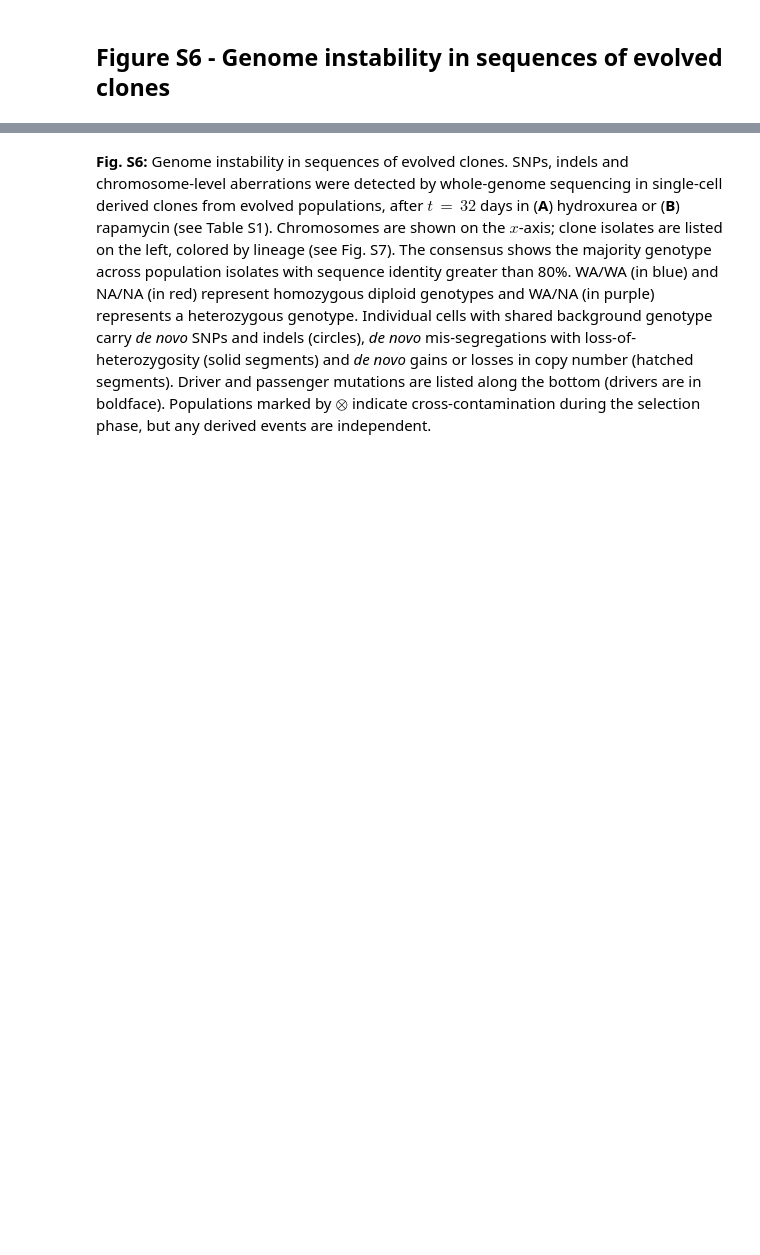
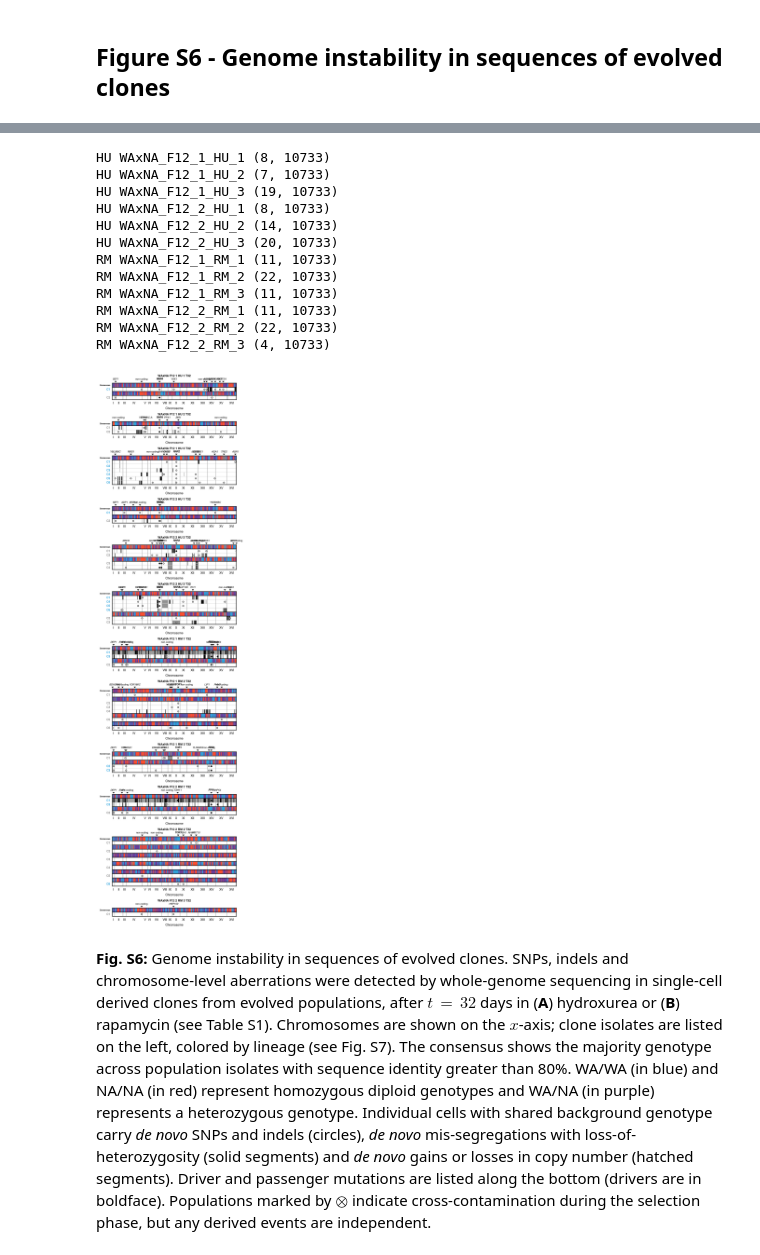
Before and after one commit to ivazquez/clonal-heterogeneity, a Jupyter notebook: src/figure3.ipynb, the cells around one changed output, grey strips where cells are left out. Cells and saved outputs as stored; diff of their text form; code cells hidden in the pictures; blank space fills up the shorter version.

```diff
--- a/src/figure3.ipynb
+++ b/src/figure3.ipynb
@@ -1004,7 +666,7 @@ for k, xy in zip([('HU','WAxNA_F12_2_HU_1'),('RM','WAxNA_F12_1_RM_3')],[(2,0),(2
                       bbox_to_anchor=(1.1, 0.0), ncol=1,
                       frameon=False, loc='center',
                       borderaxespad=0, handlelength=0.75,
-                      title='Mutation', prop={'size':5})
+                      title='Variant type', prop={'size':5})
 
     het_artist = lines.Line2D((0,1),(0,0), mec='k', mfc=config.genotype['color'][1],
                               marker='o', markersize=3, linestyle='')
@@ -1039,2 +701,67 @@ plt.show()
+# %%
+# Keep evolved isolates only
+seq_dn_df_sliced = seq_dn_df[(seq_dn_df['type'].isin(['consensus','snp_indel','copy_number','loh'])) & \
+                             (seq_dn_df['time']==32)]
+
+seq_dn_df_sliced = pd.pivot_table(seq_dn_df_sliced,
+                                  index=['selection','population','time','set','clone','lineage','type','ploidy'],
+                                  columns=['chr_arabic','chr_roman','pos','gene'])['genotype']
+
+fig = plt.figure(figsize=(4, 18))
+
+indexer = [slice(None)]*len(seq_dn_df_sliced.index.names)
+indexer[seq_dn_df_sliced.index.names.index('type')] = ['consensus','loh']
+seq_dn_df_shape = seq_dn_df_sliced.loc[tuple(indexer),:].dropna(axis=1, how='all')
+
+shape = pd.DataFrame({k:
+x.shape for k,x in seq_dn_df_shape.groupby(level=['selection','population'])
+})
+
+ygrid = shape.ix[0].values
+grid = gridspec.GridSpec(len(ygrid), 1, height_ratios=ygrid, hspace=0.9)
+
+gs = {}
+
+for ii, ((e,p), data) in enumerate(seq_dn_df_sliced.groupby(level=['selection','population'])):
+
+    idx = 0
+
+    nrows = ygrid[ii]
+    ncols = 1
+    gs[(e,p)] = gridspec.GridSpecFromSubplotSpec(nrows, ncols,
+                                                 subplot_spec=grid[ii],
+                                                 hspace=0, wspace=0)
+
+    ax = gs[(e,p)]
+#     ax.text(-0.085, 1.2, 'C', transform=ax.transAxes,
+#             fontsize=9, fontweight='bold', va='top', ha='right')
+    print e, p, data.shape
+    plot.genome_instability(data, ax=ax, title=p.replace('_',' ')+' T32')
+
+# axes limits
+for ax in fig.get_axes():
+    ax.xaxis.label.set_size(6)
+    ax.yaxis.label.set_size(6)
+    ax.tick_params(axis='both', which='major', size=2, labelsize=6)
+    ax.tick_params(axis='both', which='minor', size=1, labelsize=4)
+
+fig.savefig(dir_supp+'figures/supp_figure_seq_clones/supp_figure_seq_evolved_clones.pdf', bbox_inches='tight')
+fig.savefig(dir_supp+'figures/supp_figure_seq_clones/supp_figure_seq_evolved_clones.png', bbox_inches='tight')
+fig.savefig(dir_supp+'figures/supp_figure_seq_clones/supp_figure_seq_evolved_clones.svg', bbox_inches='tight')
+plt.show()
+# %% [output]
+HU WAxNA_F12_1_HU_1 (8, 10733)
+HU WAxNA_F12_1_HU_2 (7, 10733)
+HU WAxNA_F12_1_HU_3 (19, 10733)
+HU WAxNA_F12_2_HU_1 (8, 10733)
+HU WAxNA_F12_2_HU_2 (14, 10733)
+HU WAxNA_F12_2_HU_3 (20, 10733)
+RM WAxNA_F12_1_RM_1 (11, 10733)
+RM WAxNA_F12_1_RM_2 (22, 10733)
+RM WAxNA_F12_1_RM_3 (11, 10733)
+RM WAxNA_F12_2_RM_1 (11, 10733)
+RM WAxNA_F12_2_RM_2 (22, 10733)
+RM WAxNA_F12_2_RM_3 (4, 10733)
+[figure, added]
 # %% [markdown]
 **Fig. S6:** Genome instability in sequences of evolved clones. SNPs, indels and chromosome-level aberrations were detected by whole-genome sequencing in single-cell derived clones from evolved populations, after ${t\,{=}\,32}$ days in (**A**) hydroxurea or (**B**) rapamycin (see Table S1). Chromosomes are shown on the $x$-axis; clone isolates are listed on the left, colored by lineage (see Fig. S7). The consensus shows the majority genotype across population isolates with sequence identity greater than 80%. WA/WA (in blue) and NA/NA (in red) represent homozygous diploid genotypes and WA/NA (in purple) represents a heterozygous genotype. Individual cells with shared background genotype carry *de novo* SNPs and indels (circles), *de novo* mis-segregations with loss-of-heterozygosity (solid segments) and *de novo* gains or losses in copy number (hatched segments). Driver and passenger mutations are listed along the bottom (drivers are in boldface). Populations marked by $\otimes$ indicate cross-contamination during the selection phase, but any derived events are independent.
```
Also changed, not shown: parts of 16 cells of this notebook, 22 other files.
